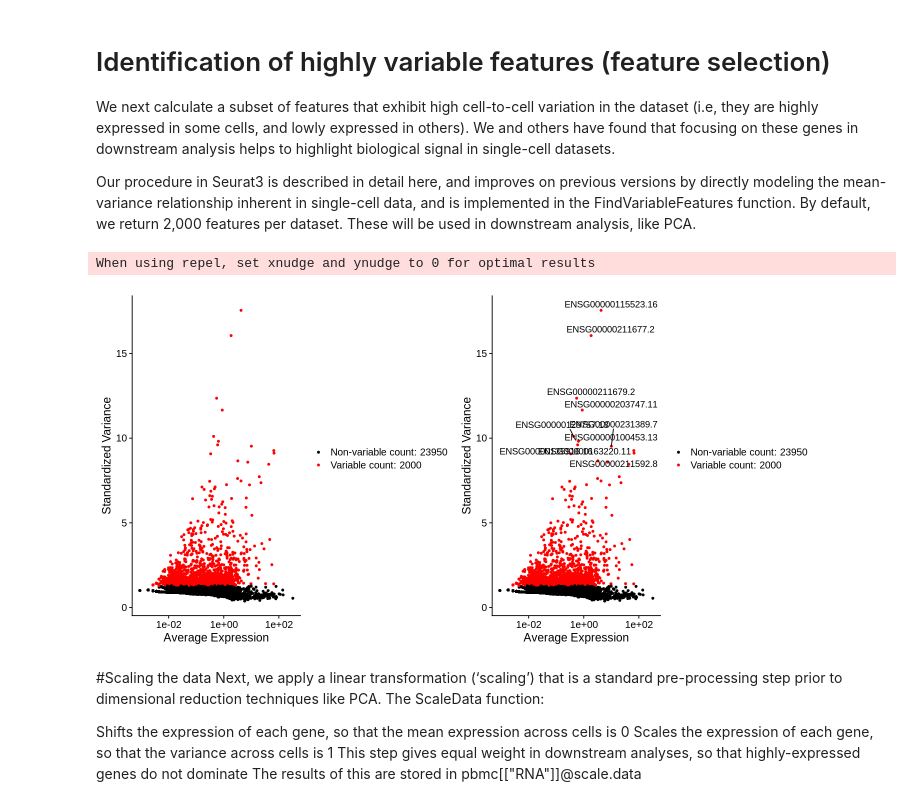
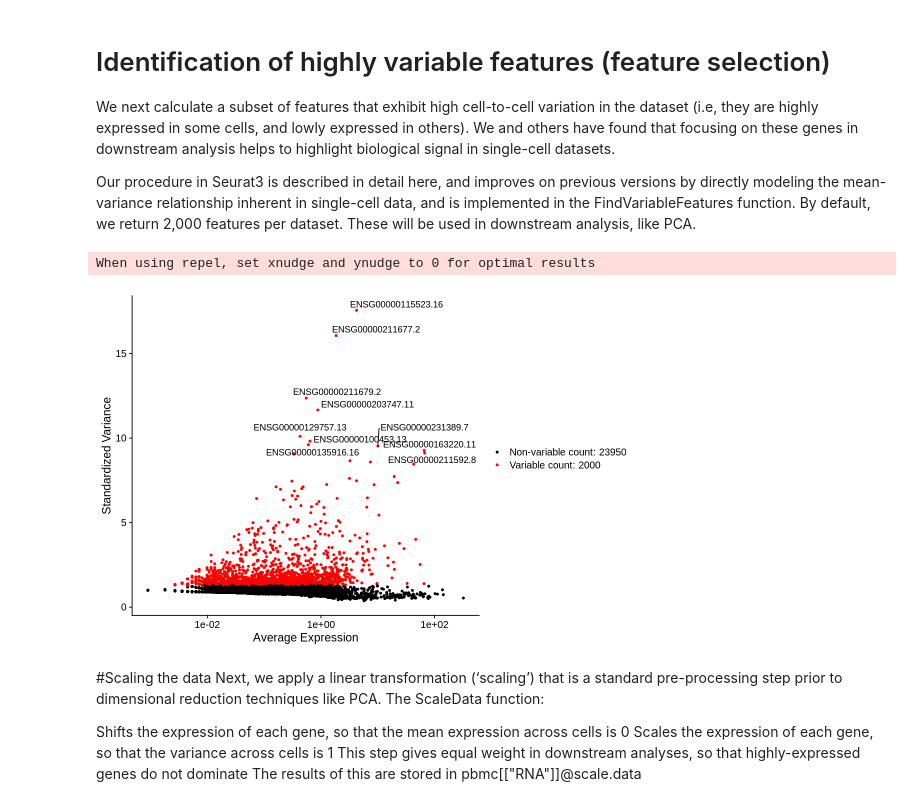
Before and after one commit to pachterlab/kallistobustools, a Jupyter notebook: notebooks/kb_atlas_annotation_Seurat.ipynb, the cells around one changed output. Saved outputs shown, nothing was run; the diff lists cells and outputs as text; code cells hidden in the pictures.

```diff
--- a/notebooks/kb_atlas_annotation_Seurat.ipynb
+++ b/notebooks/kb_atlas_annotation_Seurat.ipynb
@@ -97,10 +109,12 @@ character(0)
 # %% [markdown]
 ## Basic QC
 # %%
-library(BUSpaRse)
 library(DropletUtils)
 library(Seurat)
+library(Matrix)
 library(tidyverse)
+library(scico)
+theme_set(theme_bw())
 # %%
 list.files(".", recursive = TRUE)
 # %% [output]
@@ -191,2 +249,3 @@ Cache found
 # %%
+tr2g <- read_tsv("t2g.txt", col_names = c("transcript", "gene", "gene_name"))
 tr2g <- distinct(tr2g[, c("gene", "gene_name")])
@@ -198,8 +264,7 @@ mt_genes <- tr2g$gene[str_detect(tr2g$gene_name, "^MT-")]
 #system("tar -xvf pbmc3k_filtered_gene_bc_matrices.tar", intern=TRUE)
 #system("cp filtered_gene_bc_matrices/hg19/* .",intern=TRUE)
 # %%
-pbmc <- CreateSeuratObject(counts = res_mat, project = "pbmc1k", min.cells = 3, min.features = 200)
-pbmc
+(pbmc <- CreateSeuratObject(counts = res_mat, project = "pbmc1k", min.cells = 3, min.features = 200))
 # %% [output]
 An object of class Seurat
 25950 features across 1173 samples within 1 assay
@@ -284,4 +349,4 @@ pbmc <- NormalizeData(pbmc, normalization.method = "LogNormalize", scale.factor
 # %% [markdown]
 For clarity, in this previous line of code (and in future commands), we provide the default values for certain parameters in the function call. However, this isn’t required and the same behavior can be achieved with:
 # %%
-pbmc <- NormalizeData(pbmc)
+# pbmc <- NormalizeData(pbmc)
@@ -291,18 +375,18 @@ We next calculate a subset of features that exhibit high cell-to-cell variation
 
 Our procedure in Seurat3 is described in detail here, and improves on previous versions by directly modeling the mean-variance relationship inherent in single-cell data, and is implemented in the FindVariableFeatures function. By default, we return 2,000 features per dataset. These will be used in downstream analysis, like PCA.
 # %%
+options(repr.plot.width=9, repr.plot.height=6)
 pbmc <- FindVariableFeatures(pbmc, selection.method = "vst", nfeatures = 2000)
 
 # Identify the 10 most highly variable genes
 top10 <- head(VariableFeatures(pbmc), 10)
 
 # plot variable features with and without labels
 plot1 <- VariableFeaturePlot(pbmc)
-plot2 <- LabelPoints(plot = plot1, points = top10, repel = TRUE)
-CombinePlots(plots = list(plot1, plot2))
+LabelPoints(plot = plot1, points = top10, repel = TRUE)
 # %% [output]
 When using repel, set xnudge and ynudge to 0 for optimal results
-[figure, old version]
+[figure, new version]
 # %% [markdown]
 #Scaling the data
 Next, we apply a linear transformation (‘scaling’) that is a standard pre-processing step prior to dimensional reduction techniques like PCA. The ScaleData function:
```
Also changed, not shown: parts of 45 cells of this notebook.
